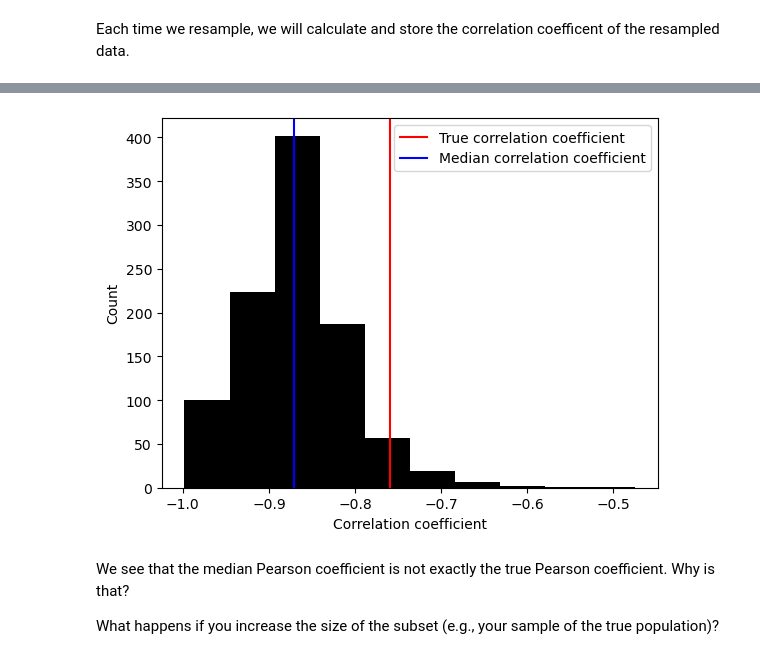
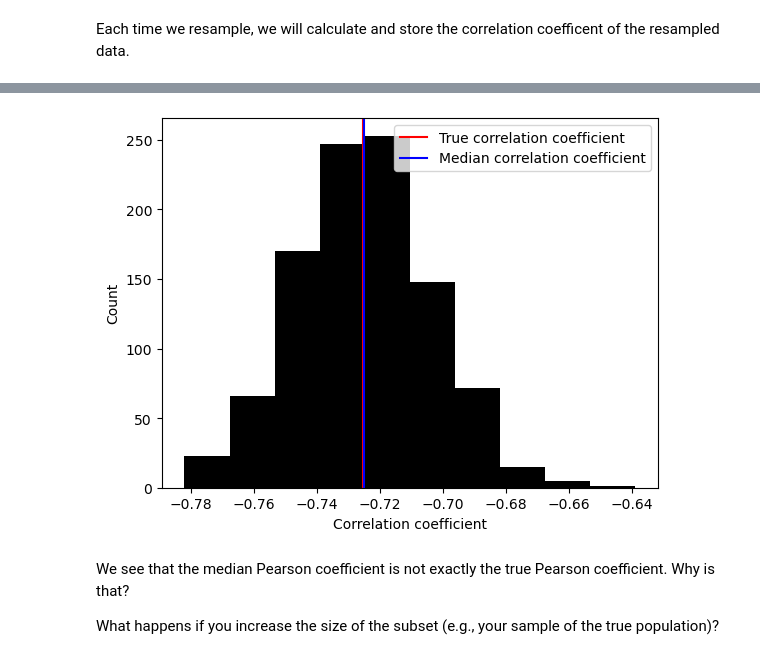
Before and after one commit to geo-smart/mlgeo, a Jupyter notebook: book/Chapter2-DataManipulation/2.6_resampling.ipynb, the cells around one changed output, grey strips where cells are left out. Cells and saved outputs as stored; diff of their text form; code cells hidden in the pictures.

```diff
--- a/book/Chapter2-DataManipulation/2.6_resampling.ipynb
+++ b/book/Chapter2-DataManipulation/2.6_resampling.ipynb
@@ -35,6 +42,8 @@ As we introduced in class:
 Given two datasets, $A$ and $B$, and a parameter, $x$, we can randomly assign observations to either $A$ or $B$, calculate some statistic (e.g., $x_A - x_B$), and repeat to build a distribution of that statistic.
 # %%
 # We begin with two datasets, A and B
+np.random.seed(42)
+rng = np.random.default_rng(seed=42)
 A = rng.normal(5, 2.5, 100)
 B = rng.normal(5.5, 2.5, 100)
 
@@ -161,30 +225,24 @@ Each time we resample, we will calculate and store the correlation coefficent of
 # %%
-# Create an array that will keep track of the outputs of our resampling loop. In this case, we just want to record the correlation coefficient of each new sample.
-corr_coef_collector = np.zeros([number_runs, 1])
-
-# Let's also get the length of the subset
-# When bootstrapping, the size of your resampled dataset should match the size of your original sample!
-length_sub = len(subset)
-
+nsubset=500
 # Now, for each run
 for i in range(number_runs):
     # We want to draw length_sub samples WITH REPLACEMENT
-    new_pairs = rng.choice(subset, size=length_sub, replace=True)
+    new_pairs = rng.choice(correlated_data, size=nsubset, replace=True)
     # Calculate and store the correlation coefficient
     corr_coef_collector[i] = np.corrcoef(new_pairs[:, 0], new_pairs[:, 1])[0,1]
 
 # Plot up the corr_coef_collector values
 plt.hist(corr_coef_collector, color='black')
 plt.xlabel('Correlation coefficient')
 plt.ylabel('Count')
 
 # Show the true correlation coefficient
 plt.axvline(x=correlation_matrix[0,1], color='red')
 plt.axvline(x=np.median(corr_coef_collector), color='blue')
 plt.legend(['True correlation coefficient', 'Median correlation coefficient'])
 plt.show()
 # %% [output]
-[figure, old version]
+[figure, new version]
 # %% [markdown]
 We see that the median Pearson coefficient is not exactly the true Pearson coefficient. Why is that?
 
```
Also changed, not shown: parts of 37 cells of this notebook, 2 other files.
